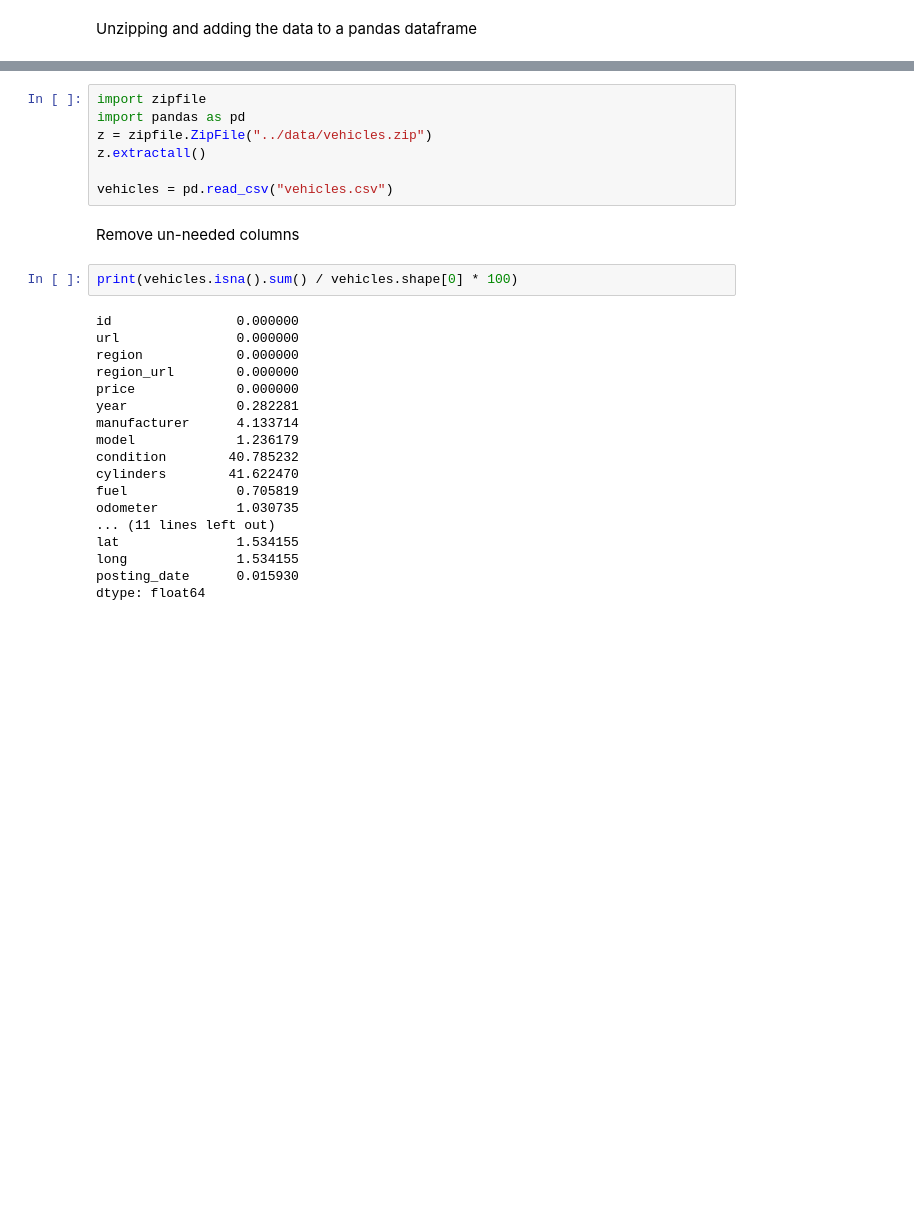
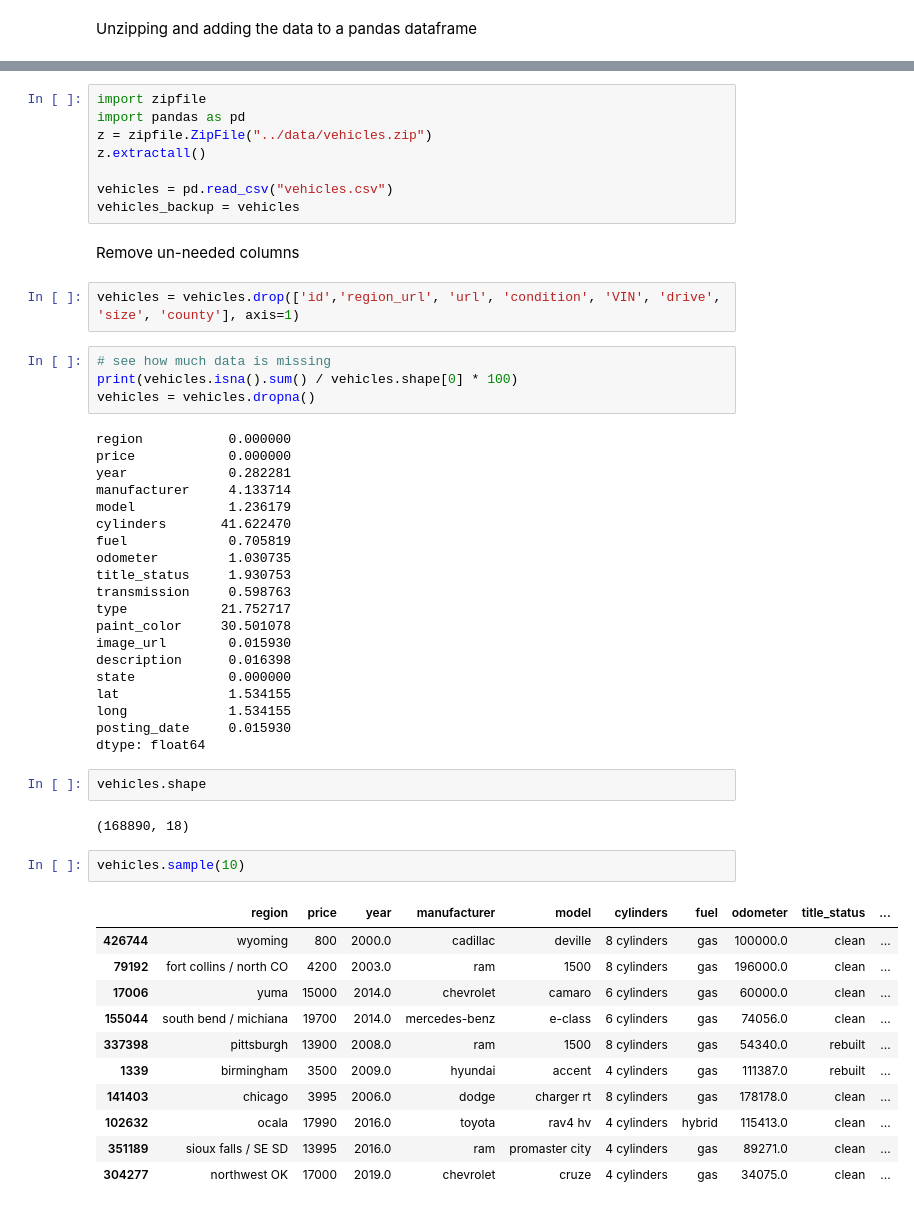
Before and after one commit to Ali7109/3401Project, a Jupyter notebook: src/CarPredictionModel.ipynb, the cells around one changed output, grey strips where cells are left out. Saved outputs shown, nothing was run; the diff lists cells and outputs as text; blank space fills up the shorter version.

```diff
--- a/src/CarPredictionModel.ipynb
+++ b/src/CarPredictionModel.ipynb
@@ -7,25 +9,50 @@ z = zipfile.ZipFile("../data/vehicles.zip")
 z.extractall()
 
 vehicles = pd.read_csv("vehicles.csv")
+vehicles_backup = vehicles
 # %% [markdown]
 Remove un-needed columns
+# %%
+vehicles = vehicles.drop(['id','region_url', 'url', 'condition', 'VIN', 'drive', 'size', 'county'], axis=1)
 # %%
+# see how much data is missing
 print(vehicles.isna().sum() / vehicles.shape[0] * 100)
+vehicles = vehicles.dropna()
 # %% [output]
-id                0.000000
-url               0.000000
-region            0.000000
-region_url        0.000000
-price             0.000000
-year              0.282281
-manufacturer      4.133714
-model             1.236179
-condition        40.785232
-cylinders        41.622470
-fuel              0.705819
-odometer          1.030735
-... (11 lines left out)
-lat               1.534155
-long              1.534155
-posting_date      0.015930
+region           0.000000
+price            0.000000
+year             0.282281
+manufacturer     4.133714
+model            1.236179
+cylinders       41.622470
+fuel             0.705819
+odometer         1.030735
+title_status     1.930753
+transmission     0.598763
+type            21.752717
+paint_color     30.501078
+image_url        0.015930
+description      0.016398
+state            0.000000
+lat              1.534155
+long             1.534155
+posting_date     0.015930
 dtype: float64
+# %%
+vehicles.shape
+# %% [output]
+(168890, 18)
+# %%
+vehicles.sample(10)
+# %% [output]
+|  | region | price | year | manufacturer | model | cylinders | fuel | odometer | title_status | ... |
+| 426744 | wyoming | 800 | 2000.0 | cadillac | deville | 8 cylinders | gas | 100000.0 | clean | ... |
+| 79192 | fort collins / north CO | 4200 | 2003.0 | ram | 1500 | 8 cylinders | gas | 196000.0 | clean | ... |
+| 17006 | yuma | 15000 | 2014.0 | chevrolet | camaro | 6 cylinders | gas | 60000.0 | clean | ... |
+| 155044 | south bend / michiana | 19700 | 2014.0 | mercedes-benz | e-class | 6 cylinders | gas | 74056.0 | clean | ... |
+| 337398 | pittsburgh | 13900 | 2008.0 | ram | 1500 | 8 cylinders | gas | 54340.0 | rebuilt | ... |
+| 1339 | birmingham | 3500 | 2009.0 | hyundai | accent | 4 cylinders | gas | 111387.0 | rebuilt | ... |
+| 141403 | chicago | 3995 | 2006.0 | dodge | charger rt | 8 cylinders | gas | 178178.0 | clean | ... |
+| 102632 | ocala | 17990 | 2016.0 | toyota | rav4 hv | 4 cylinders | hybrid | 115413.0 | clean | ... |
+| 351189 | sioux falls / SE SD | 13995 | 2016.0 | ram | promaster city | 4 cylinders | gas | 89271.0 | clean | ... |
+| 304277 | northwest OK | 17000 | 2019.0 | chevrolet | cruze | 4 cylinders | gas | 34075.0 | clean | ... |
```
Also changed, not shown: parts of 14 cells of this notebook.
